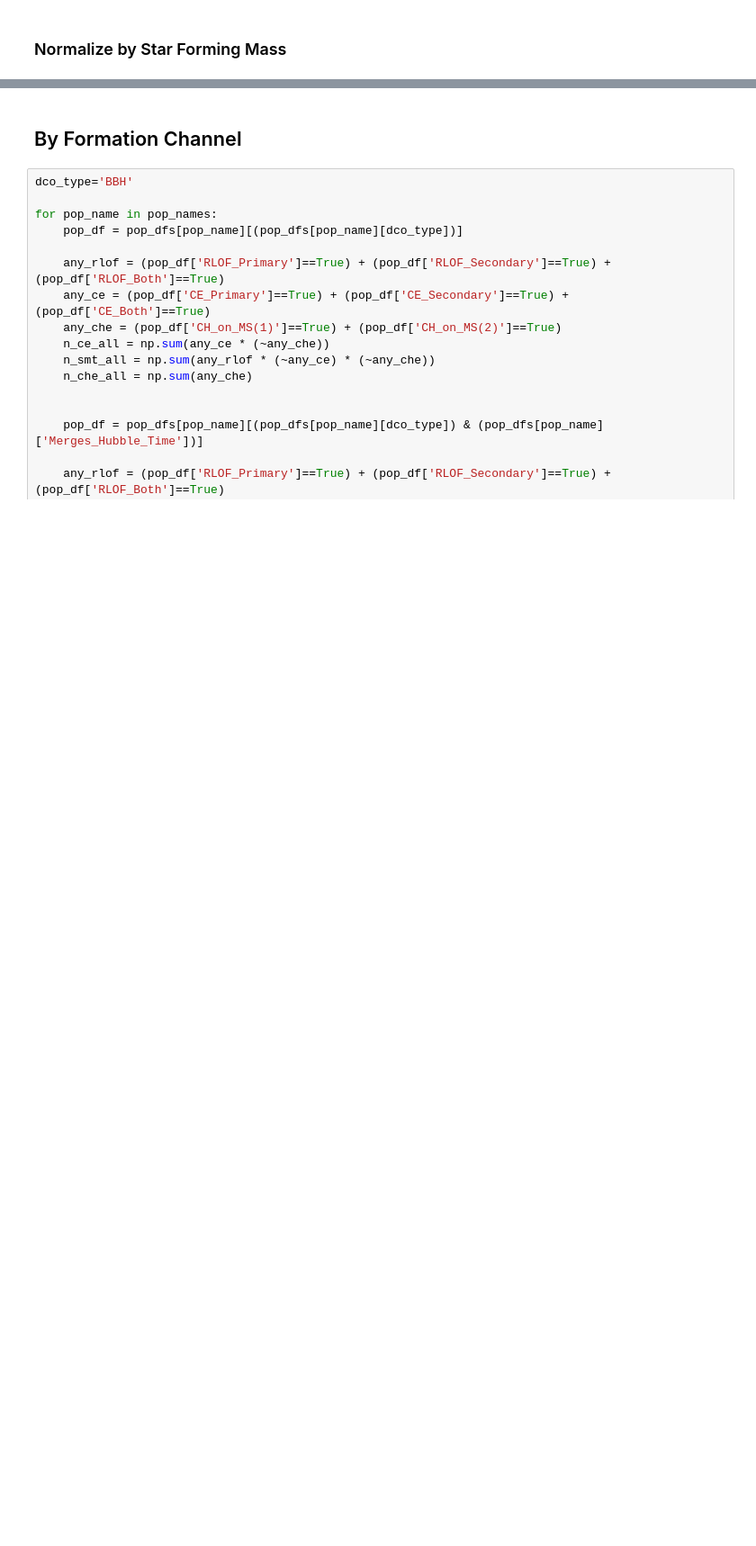
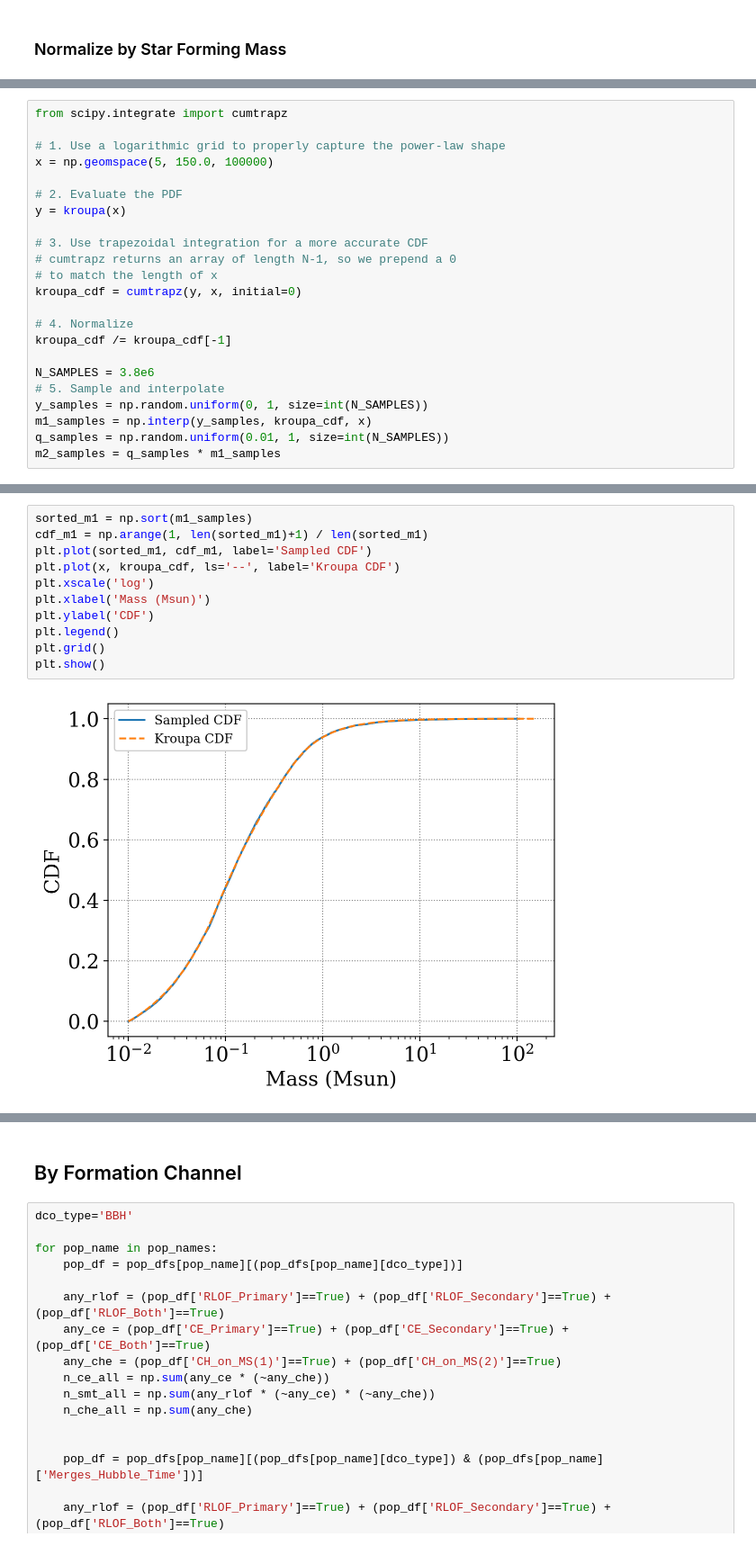
Before and after one commit to veome22/modern_tidal_interaction_models_dco, a Jupyter notebook: population_distribution_plots.ipynb, the cells around one changed output, grey strips where cells are left out. Shown at 90% size. Cells and saved outputs as stored; diff of their text form; blank space fills up the shorter version.

```diff
--- a/population_distribution_plots.ipynb
+++ b/population_distribution_plots.ipynb
@@ -765,0 +777,23 @@ plt.show()
+# %%
+from scipy.integrate import cumtrapz
+
+# 1. Use a logarithmic grid to properly capture the power-law shape
+x = np.geomspace(5, 150.0, 100000)
+
+# 2. Evaluate the PDF
+y = kroupa(x)
+
+# 3. Use trapezoidal integration for a more accurate CDF
+# cumtrapz returns an array of length N-1, so we prepend a 0
+# to match the length of x
+kroupa_cdf = cumtrapz(y, x, initial=0)
+
+# 4. Normalize
+kroupa_cdf /= kroupa_cdf[-1]
+
+N_SAMPLES = 3.8e6
+# 5. Sample and interpolate
+y_samples = np.random.uniform(0, 1, size=int(N_SAMPLES))
+m1_samples = np.interp(y_samples, kroupa_cdf, x)
+q_samples = np.random.uniform(0.01, 1, size=int(N_SAMPLES))
+m2_samples = q_samples * m1_samples
@@ -765,0 +828,13 @@ plt.show()
+# %%
+sorted_m1 = np.sort(m1_samples)
+cdf_m1 = np.arange(1, len(sorted_m1)+1) / len(sorted_m1)
+plt.plot(sorted_m1, cdf_m1, label='Sampled CDF')
+plt.plot(x, kroupa_cdf, ls='--', label='Kroupa CDF')
+plt.xscale('log')
+plt.xlabel('Mass (Msun)')
+plt.ylabel('CDF')
+plt.legend()
+plt.grid()
+plt.show()
+# %% [output]
+[figure, added]
```
Also changed, not shown: parts of 16 cells of this notebook, 2 other files.
